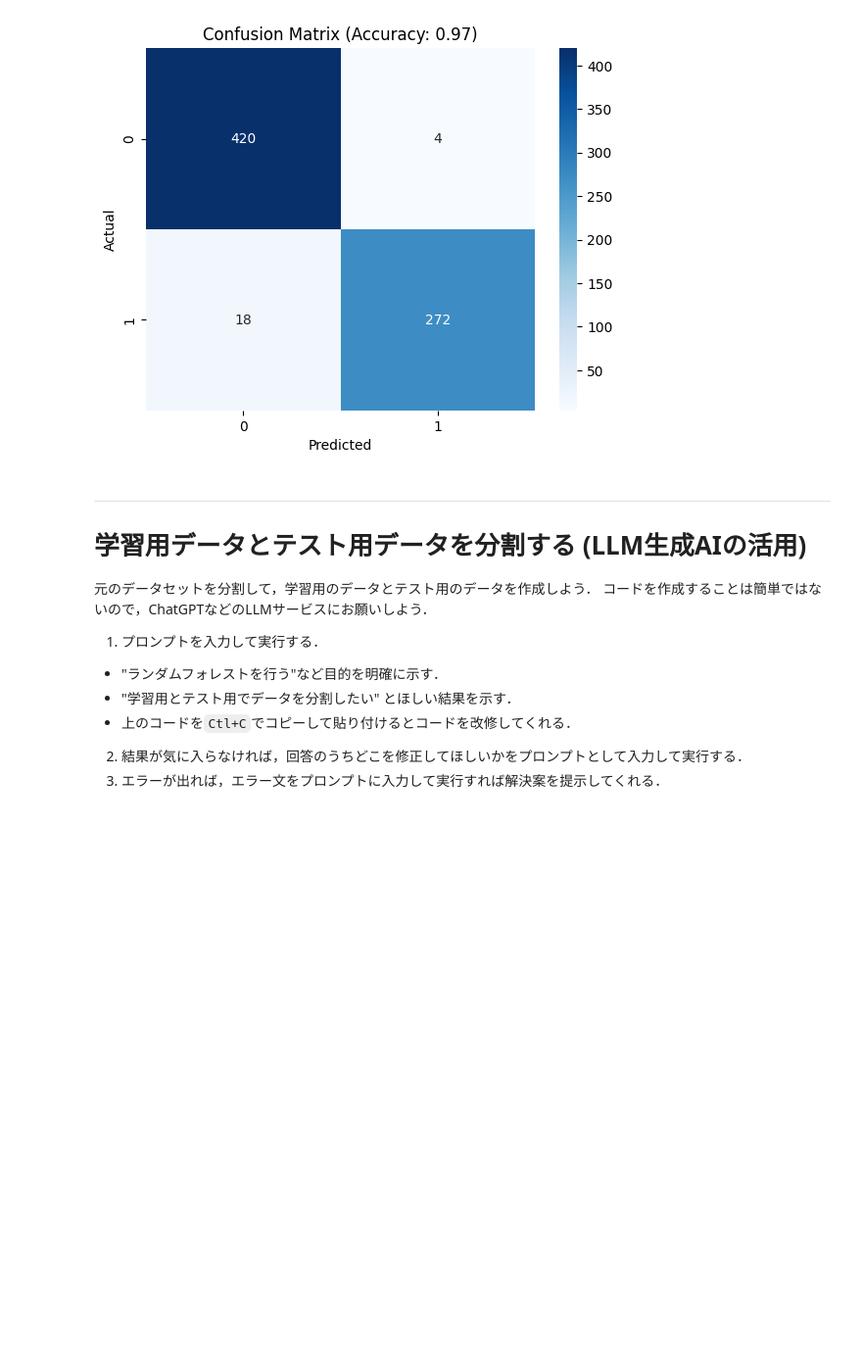
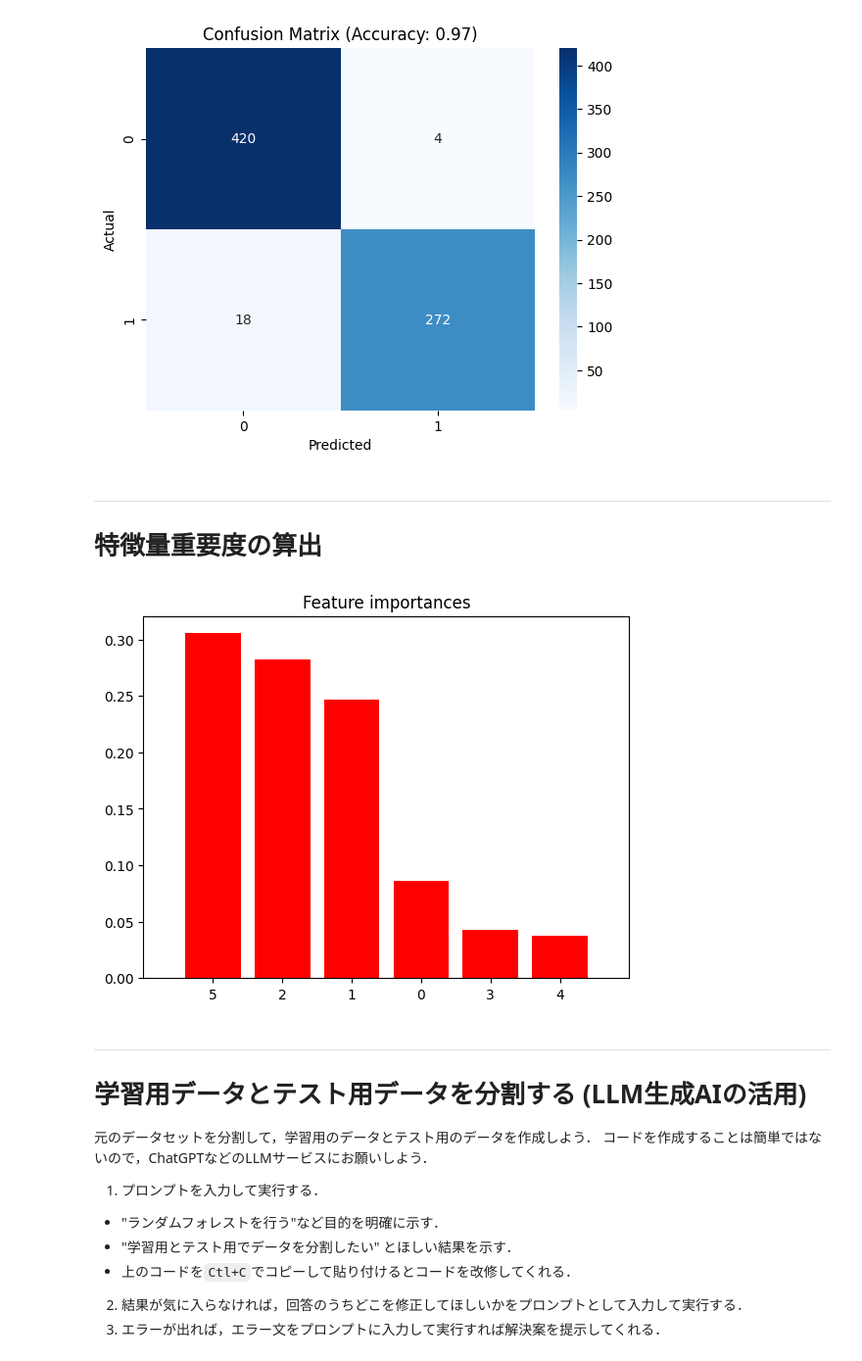
Before and after one commit to Yosuke-Sugiura/MachineLearning_Exercise, a Jupyter notebook: 識別に関するコード.ipynb, the cells around one changed output. Shown at 98% size. Cells and saved outputs as stored; diff of their text form; code cells hidden in the pictures; blank space fills up the shorter version.

```diff
--- a/識別に関するコード.ipynb
+++ b/識別に関するコード.ipynb
@@ -63,6 +63,21 @@ plt.show()
 # %% [output]
 Accuracy: 0.97
 [figure]
+# %% [markdown]
+---
+# 特徴量重要度の算出
+# %%
+# 特徴量の重要度を表示
+importances = model.feature_importances_
+indices = np.argsort(importances)[::-1]
+plt.figure()
+plt.title("Feature importances")
+plt.bar(range(X.shape[1]), importances[indices], color="r", align="center")
+plt.xticks(range(X.shape[1]), indices)
+plt.xlim([-1, X.shape[1]])
+plt.show()
+# %% [output]
+[figure, added]
 # %% [markdown]
 ---
 # 学習用データとテスト用データを分割する (LLM生成AIの活用)
```
